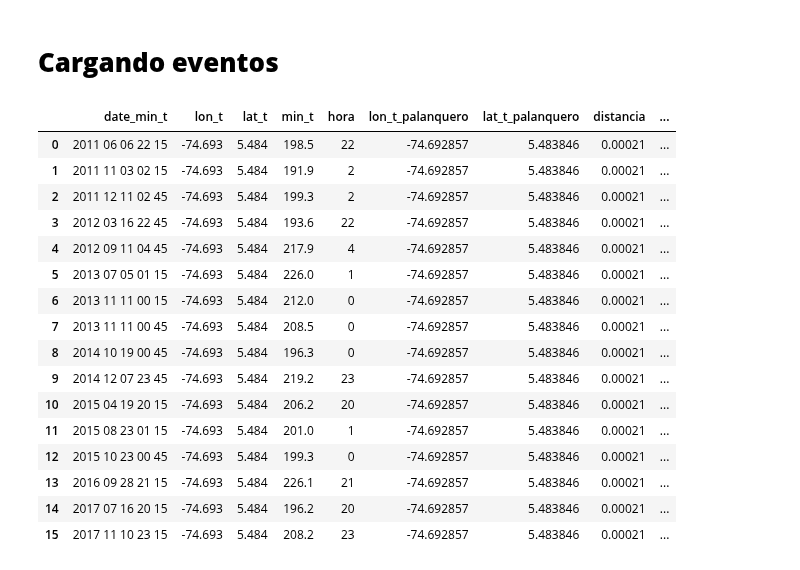
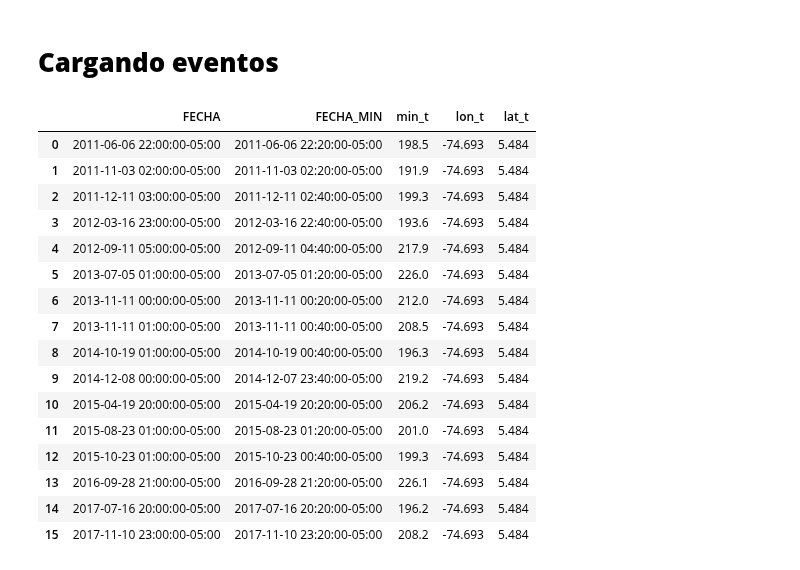
Before and after one commit to chris051091/Seminario-3, a Jupyter notebook: Analysis/Eventos_Estaciones/Analisis_Eventos_Palanquero.ipynb, the cells around one changed output. Drawn from its saved outputs; the diff is of its cells as text; code cells hidden in the pictures.

```diff
--- a/Analysis/Eventos_Estaciones/Analisis_Eventos_Palanquero.ipynb
+++ b/Analysis/Eventos_Estaciones/Analisis_Eventos_Palanquero.ipynb
@@ -27,30 +28,31 @@ FILE_VIENTO = 'palanquero_tratados_viento.csv'
 # %%
 dfEventos = pd.read_csv(PATH_DRIVE + PATH_DADOS_EVENTOS + FILE_DATOS_ESTACION,
                  sep = ';'
                 )
 dfEventos = dfEventos.sort_values(by='date_min_t').reset_index(drop = True)
 dfEventos['FECHA'] = pd.to_datetime(dfEventos['date_min_t'], format='%Y %m %d %H %M').dt.tz_localize('America/Bogota')
 dfEventos['FECHA_MIN'] = dfEventos['FECHA'].dt.round('10min')
 dfEventos['FECHA'] = dfEventos['FECHA'].dt.round('H')
+dfEventos = dfEventos[['FECHA', 'FECHA_MIN', 'min_t', 'lon_t', 'lat_t']]
 dfEventos
 # %% [output]
-|  | date_min_t | lon_t | lat_t | min_t | hora | lon_t_palanquero | lat_t_palanquero | distancia | ... |
-| 0 | 2011 06 06 22 15 | -74.693 | 5.484 | 198.5 | 22 | -74.692857 | 5.483846 | 0.00021 | ... |
-| 1 | 2011 11 03 02 15 | -74.693 | 5.484 | 191.9 | 2 | -74.692857 | 5.483846 | 0.00021 | ... |
-| 2 | 2011 12 11 02 45 | -74.693 | 5.484 | 199.3 | 2 | -74.692857 | 5.483846 | 0.00021 | ... |
-| 3 | 2012 03 16 22 45 | -74.693 | 5.484 | 193.6 | 22 | -74.692857 | 5.483846 | 0.00021 | ... |
-| 4 | 2012 09 11 04 45 | -74.693 | 5.484 | 217.9 | 4 | -74.692857 | 5.483846 | 0.00021 | ... |
-| 5 | 2013 07 05 01 15 | -74.693 | 5.484 | 226.0 | 1 | -74.692857 | 5.483846 | 0.00021 | ... |
-| 6 | 2013 11 11 00 15 | -74.693 | 5.484 | 212.0 | 0 | -74.692857 | 5.483846 | 0.00021 | ... |
-| 7 | 2013 11 11 00 45 | -74.693 | 5.484 | 208.5 | 0 | -74.692857 | 5.483846 | 0.00021 | ... |
-| 8 | 2014 10 19 00 45 | -74.693 | 5.484 | 196.3 | 0 | -74.692857 | 5.483846 | 0.00021 | ... |
-| 9 | 2014 12 07 23 45 | -74.693 | 5.484 | 219.2 | 23 | -74.692857 | 5.483846 | 0.00021 | ... |
-| 10 | 2015 04 19 20 15 | -74.693 | 5.484 | 206.2 | 20 | -74.692857 | 5.483846 | 0.00021 | ... |
-| 11 | 2015 08 23 01 15 | -74.693 | 5.484 | 201.0 | 1 | -74.692857 | 5.483846 | 0.00021 | ... |
-| 12 | 2015 10 23 00 45 | -74.693 | 5.484 | 199.3 | 0 | -74.692857 | 5.483846 | 0.00021 | ... |
-| 13 | 2016 09 28 21 15 | -74.693 | 5.484 | 226.1 | 21 | -74.692857 | 5.483846 | 0.00021 | ... |
-| 14 | 2017 07 16 20 15 | -74.693 | 5.484 | 196.2 | 20 | -74.692857 | 5.483846 | 0.00021 | ... |
-| 15 | 2017 11 10 23 15 | -74.693 | 5.484 | 208.2 | 23 | -74.692857 | 5.483846 | 0.00021 | ... |
+|  | FECHA | FECHA_MIN | min_t | lon_t | lat_t |
+| 0 | 2011-06-06 22:00:00-05:00 | 2011-06-06 22:20:00-05:00 | 198.5 | -74.693 | 5.484 |
+| 1 | 2011-11-03 02:00:00-05:00 | 2011-11-03 02:20:00-05:00 | 191.9 | -74.693 | 5.484 |
+| 2 | 2011-12-11 03:00:00-05:00 | 2011-12-11 02:40:00-05:00 | 199.3 | -74.693 | 5.484 |
+| 3 | 2012-03-16 23:00:00-05:00 | 2012-03-16 22:40:00-05:00 | 193.6 | -74.693 | 5.484 |
+| 4 | 2012-09-11 05:00:00-05:00 | 2012-09-11 04:40:00-05:00 | 217.9 | -74.693 | 5.484 |
+| 5 | 2013-07-05 01:00:00-05:00 | 2013-07-05 01:20:00-05:00 | 226.0 | -74.693 | 5.484 |
+| 6 | 2013-11-11 00:00:00-05:00 | 2013-11-11 00:20:00-05:00 | 212.0 | -74.693 | 5.484 |
+| 7 | 2013-11-11 01:00:00-05:00 | 2013-11-11 00:40:00-05:00 | 208.5 | -74.693 | 5.484 |
+| 8 | 2014-10-19 01:00:00-05:00 | 2014-10-19 00:40:00-05:00 | 196.3 | -74.693 | 5.484 |
+| 9 | 2014-12-08 00:00:00-05:00 | 2014-12-07 23:40:00-05:00 | 219.2 | -74.693 | 5.484 |
+| 10 | 2015-04-19 20:00:00-05:00 | 2015-04-19 20:20:00-05:00 | 206.2 | -74.693 | 5.484 |
+| 11 | 2015-08-23 01:00:00-05:00 | 2015-08-23 01:20:00-05:00 | 201.0 | -74.693 | 5.484 |
+| 12 | 2015-10-23 01:00:00-05:00 | 2015-10-23 00:40:00-05:00 | 199.3 | -74.693 | 5.484 |
+| 13 | 2016-09-28 21:00:00-05:00 | 2016-09-28 21:20:00-05:00 | 226.1 | -74.693 | 5.484 |
+| 14 | 2017-07-16 20:00:00-05:00 | 2017-07-16 20:20:00-05:00 | 196.2 | -74.693 | 5.484 |
+| 15 | 2017-11-10 23:00:00-05:00 | 2017-11-10 23:20:00-05:00 | 208.2 | -74.693 | 5.484 |
 # %%
 FILES = [FILE_PRES, FILE_HUM, FILE_TEMP]
 df = dfEventos.copy()
```
Also changed, not shown: parts of 6 cells of this notebook.
